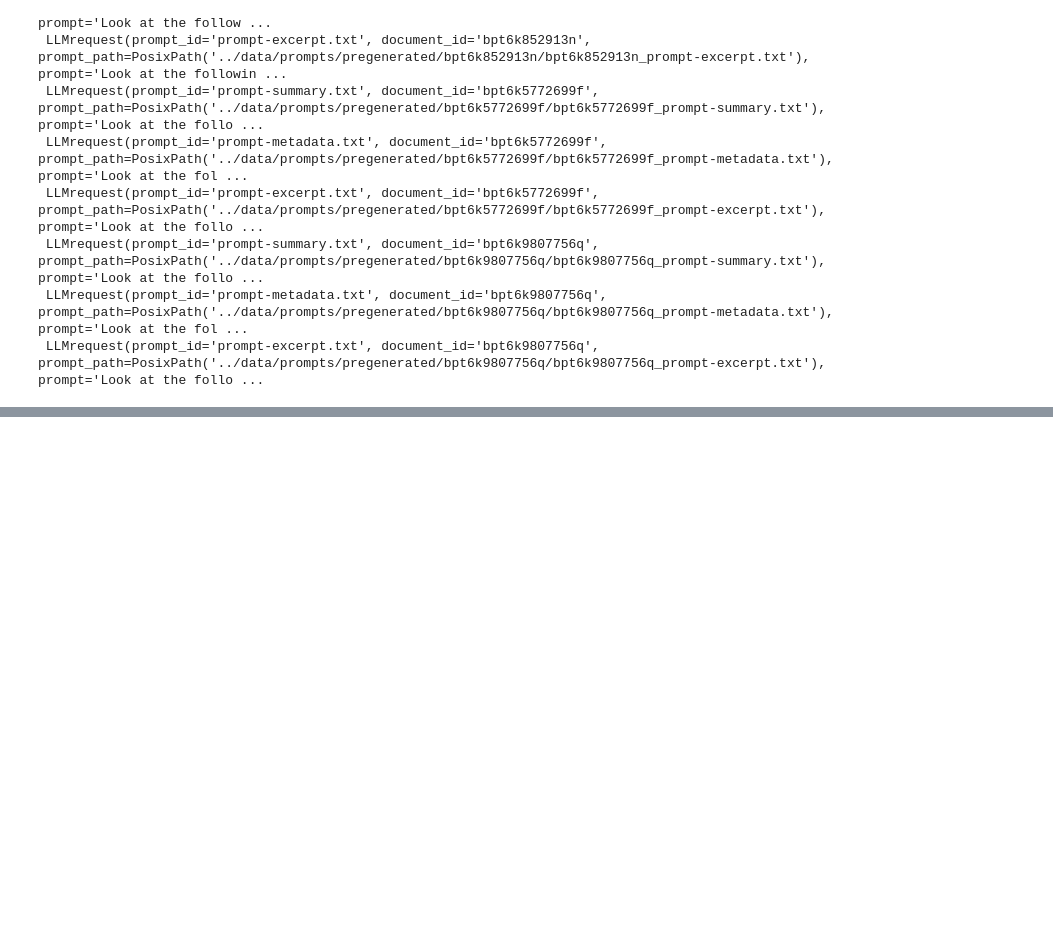
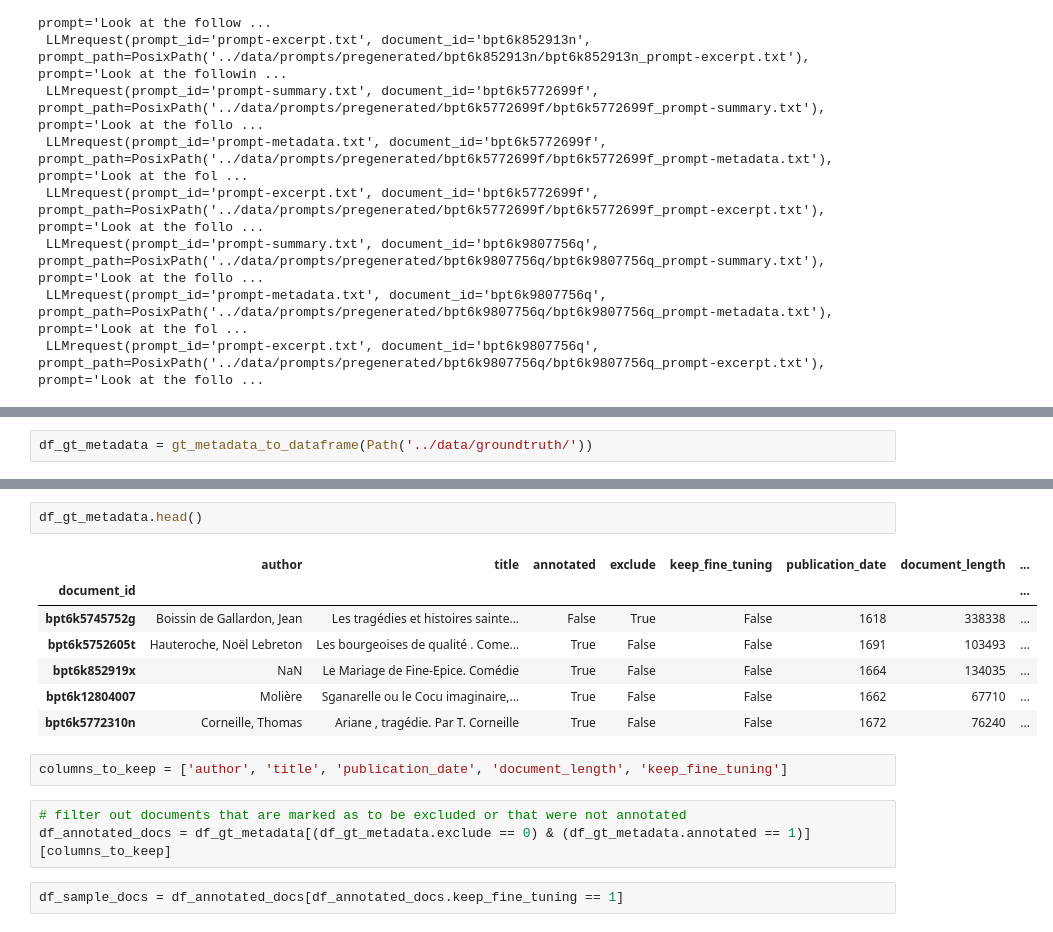
Before and after one commit to TextEnt/chrono-spatial-processing, a Jupyter notebook: notebooks/query-LLMs.ipynb, the cells around one changed output, grey strips where cells are left out. Drawn from its saved outputs; the diff is of its cells as text; blank space fills up the shorter version.

```diff
--- a/notebooks/query-LLMs.ipynb
+++ b/notebooks/query-LLMs.ipynb
@@ -418,0 +475,2 @@ Processing prompt prompt-excerpt.txt for document bpt6k9807756q using model olla
+# %%
+df_gt_metadata = gt_metadata_to_dataframe(Path('../data/groundtruth/'))
@@ -418,0 +497,17 @@ Processing prompt prompt-excerpt.txt for document bpt6k9807756q using model olla
+# %%
+df_gt_metadata.head()
+# %% [output]
+|  | author | title | annotated | exclude | keep_fine_tuning | publication_date | document_length | ... |
+| document_id |  |  |  |  |  |  |  | ... |
+| bpt6k5745752g | Boissin de Gallardon, Jean | Les tragédies et histoires sainte... | False | True | False | 1618 | 338338 | ... |
+| bpt6k5752605t | Hauteroche, Noël Lebreton | Les bourgeoises de qualité . Come... | True | False | False | 1691 | 103493 | ... |
+| bpt6k852919x | NaN | Le Mariage de Fine-Epice. Comédie | True | False | False | 1664 | 134035 | ... |
+| bpt6k12804007 | Molière | Sganarelle ou le Cocu imaginaire,... | True | False | False | 1662 | 67710 | ... |
+| bpt6k5772310n | Corneille, Thomas | Ariane , tragédie. Par T. Corneille | True | False | False | 1672 | 76240 | ... |
+# %%
+columns_to_keep = ['author', 'title', 'publication_date', 'document_length', 'keep_fine_tuning']
+# %%
+# filter out documents that are marked as to be excluded or that were not annotated
+df_annotated_docs = df_gt_metadata[(df_gt_metadata.exclude == 0) & (df_gt_metadata.annotated == 1)][columns_to_keep]
+# %%
+df_sample_docs = df_annotated_docs[df_annotated_docs.keep_fine_tuning == 1]
```
Also changed, not shown: parts of 17 cells of this notebook, 4 other files.
